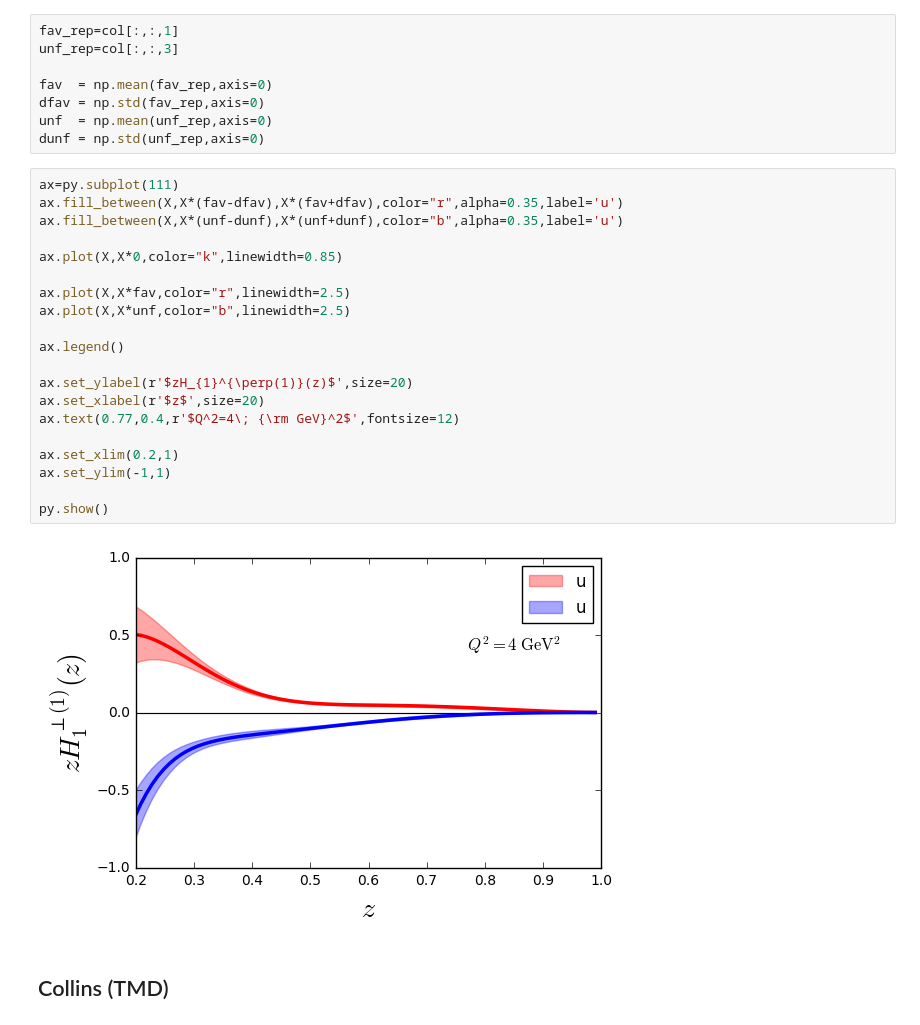
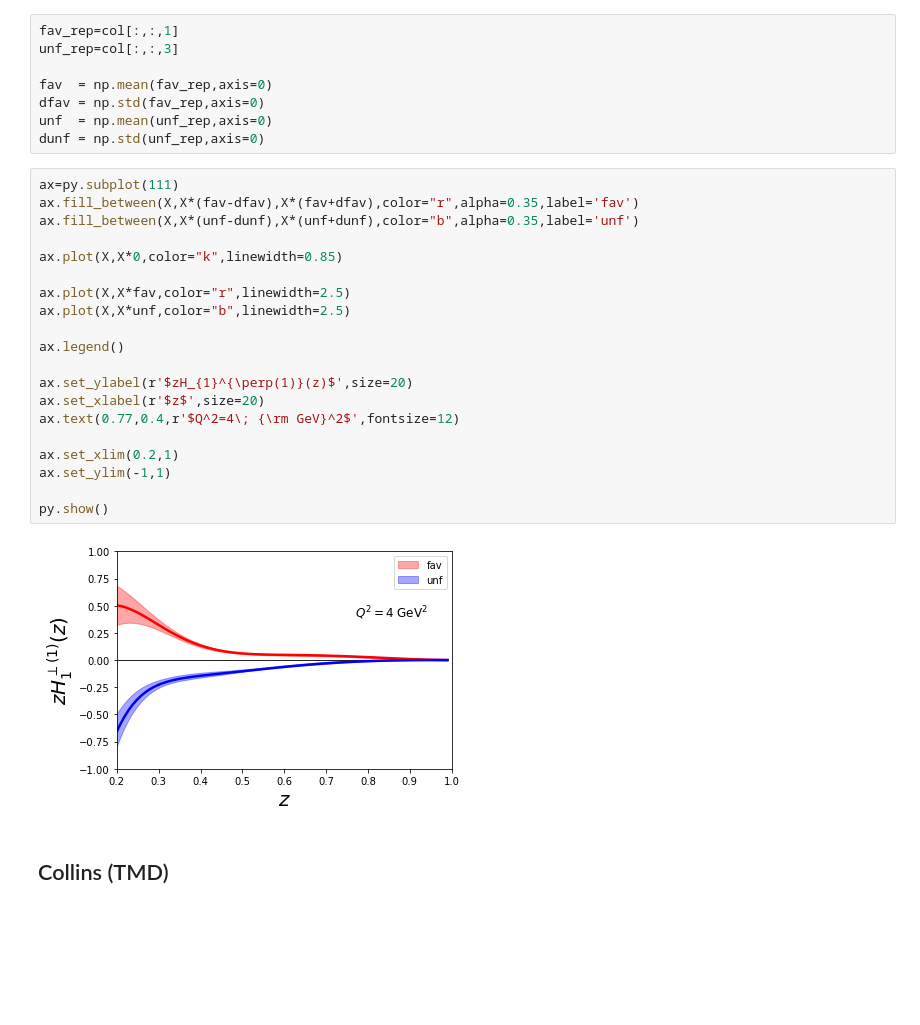
Before and after one commit to QCDHUB/jam3dlib, a Jupyter notebook: example.ipynb, the cells around one changed output. Saved outputs shown, nothing was run; the diff lists cells and outputs as text; blank space fills up the shorter version.

```diff
--- a/example.ipynb
+++ b/example.ipynb
@@ -265,26 +265,26 @@ unf  = np.mean(unf_rep,axis=0)
 dunf = np.std(unf_rep,axis=0)
 # %%
 ax=py.subplot(111)
-ax.fill_between(X,X*(fav-dfav),X*(fav+dfav),color="r",alpha=0.35,label='u')
-ax.fill_between(X,X*(unf-dunf),X*(unf+dunf),color="b",alpha=0.35,label='u')
+ax.fill_between(X,X*(fav-dfav),X*(fav+dfav),color="r",alpha=0.35,label='fav')
+ax.fill_between(X,X*(unf-dunf),X*(unf+dunf),color="b",alpha=0.35,label='unf')
 
 ax.plot(X,X*0,color="k",linewidth=0.85)
 
 ax.plot(X,X*fav,color="r",linewidth=2.5)
 ax.plot(X,X*unf,color="b",linewidth=2.5)
 
 ax.legend()
 
 ax.set_ylabel(r'$zH_{1}^{\perp(1)}(z)$',size=20)
 ax.set_xlabel(r'$z$',size=20)
 ax.text(0.77,0.4,r'$Q^2=4\; {\rm GeV}^2$',fontsize=12)
 
 ax.set_xlim(0.2,1)
 ax.set_ylim(-1,1)
 
 py.show()
 # %% [output]
-[figure, old version]
+[figure, new version]
 # %% [markdown]
 ## Collins (TMD)
 # %% [markdown]
```
Also changed, not shown: parts of 5 cells of this notebook.
